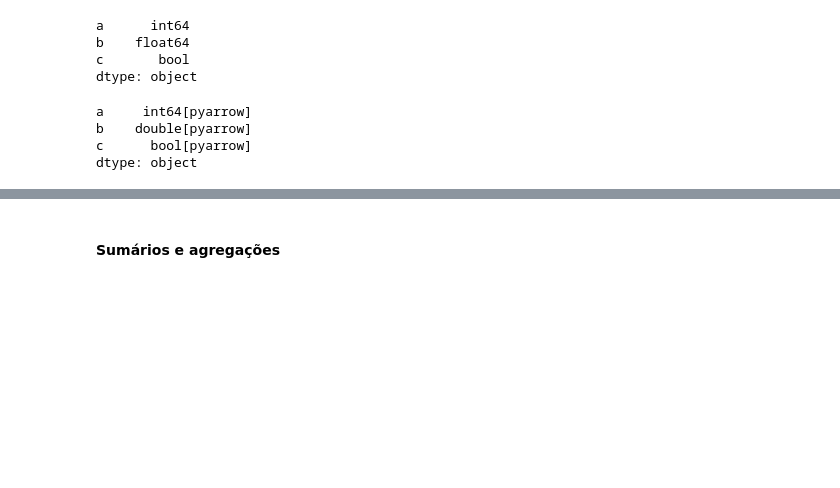
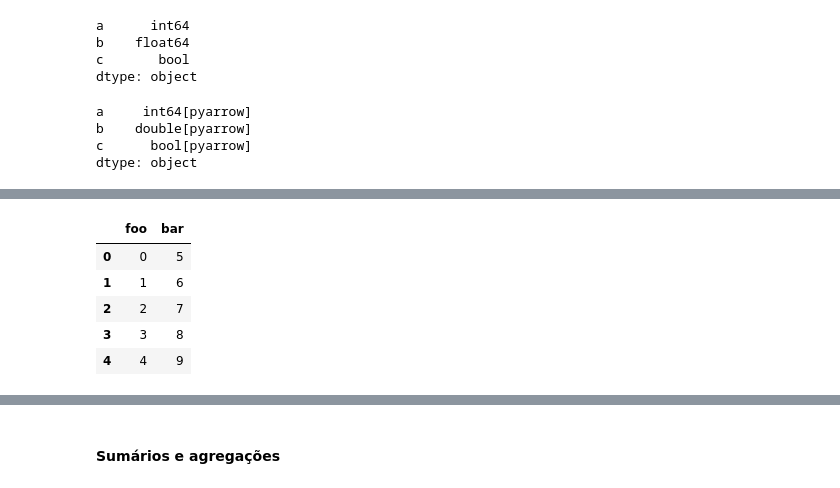
Before and after one commit to juli4n03/cursos, a Jupyter notebook: ModuloPython/Aula08_09_10/ReferenciaPandas.ipynb, the cells around one changed output, grey strips where cells are left out. Saved outputs shown, nothing was run; the diff lists cells and outputs as text; code cells hidden in the pictures; blank space fills up the shorter version.

```diff
--- a/ModuloPython/Aula08_09_10/ReferenciaPandas.ipynb
+++ b/ModuloPython/Aula08_09_10/ReferenciaPandas.ipynb
@@ -148,0 +171,17 @@ dtype: object
+# %%
+from io import BytesIO
+
+original_df = pd.DataFrame(
+    {"foo": range(5), "bar": range(5, 10)}
+   )
+
+df_parquet_bytes = original_df.to_parquet()
+restored_df = pd.read_parquet(BytesIO(df_parquet_bytes), engine="pyarrow")
+restored_df
+# %% [output]
+|  | foo | bar |
+| 0 | 0 | 5 |
+| 1 | 1 | 6 |
+| 2 | 2 | 7 |
+| 3 | 3 | 8 |
+| 4 | 4 | 9 |
```
Also changed, not shown: parts of 18 cells of this notebook, 3 other files.
